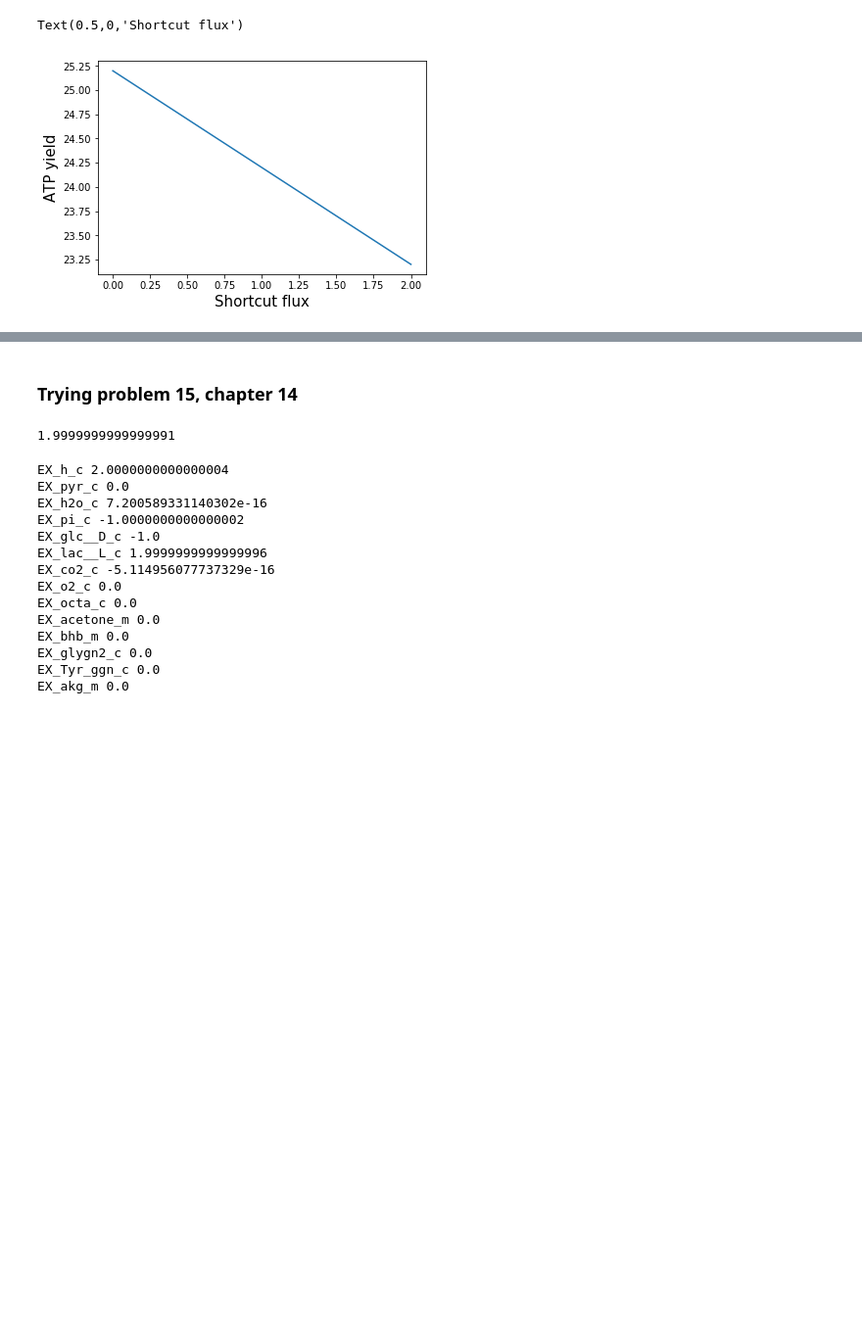
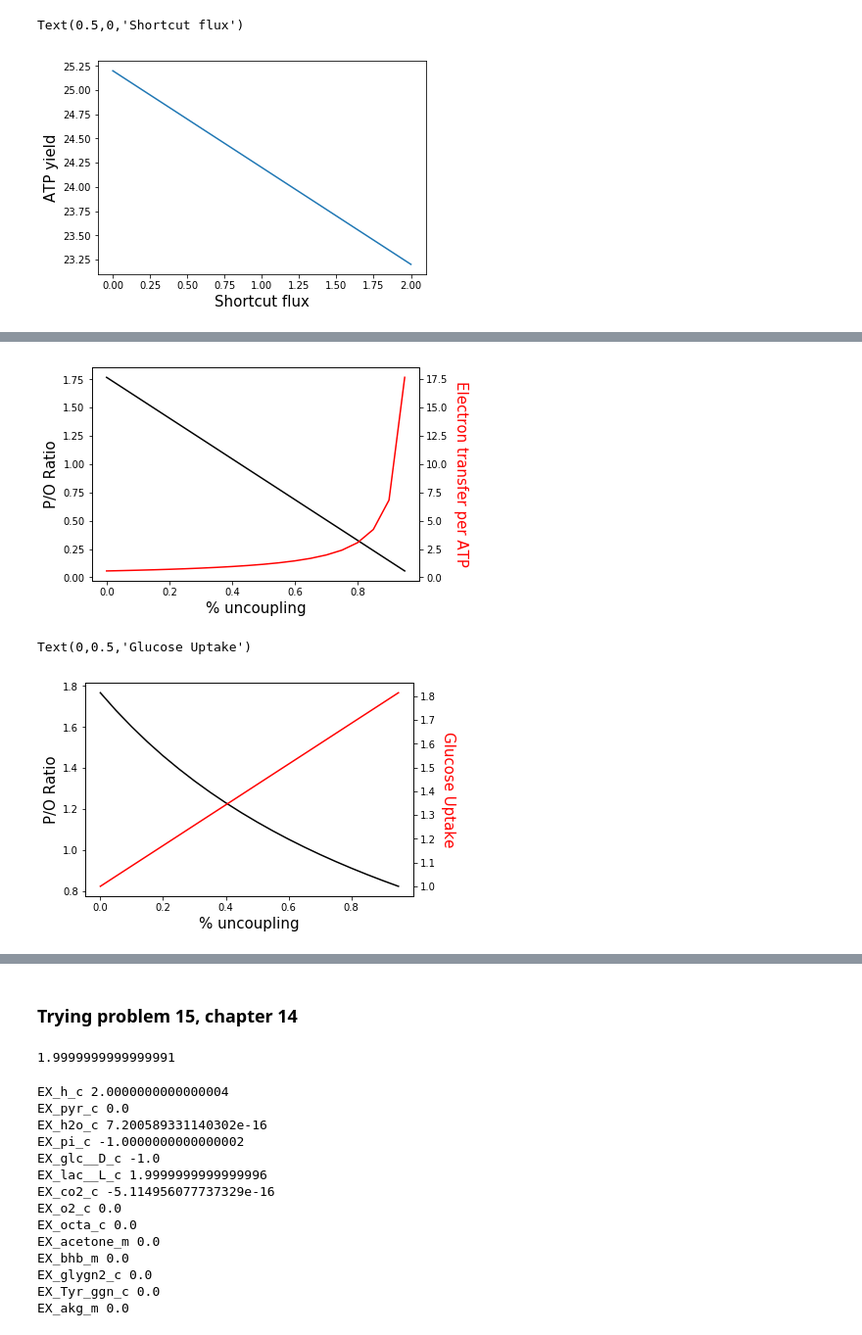
Before and after one commit to coltonlloyd/beng_213, a Jupyter notebook: beng213/completed_exercises/Exercise 3 - Solving homework problems.ipynb, the cells around one changed output, grey strips where cells are left out. Shown: that part at 98% size. Drawn from its saved outputs; the diff is of its cells as text; code cells hidden in the pictures; blank space fills up the shorter version.

```diff
--- a/beng213/completed_exercises/Exercise 3 - Solving homework problems.ipynb
+++ b/beng213/completed_exercises/Exercise 3 - Solving homework problems.ipynb
@@ -70,0 +110,18 @@ Text(0.5,0,'Shortcut flux')
+# %%
+model = cobra.io.load_json_model('../resources/core_model.json')
+model.add_reaction(cobra.Reaction("PC"))
+model.reactions.PC.build_reaction_from_string('atp_c + hco3_c + pyr_c -> adp_c + h_c + oaa_c + pi_c')
+model.add_boundary(model.metabolites.mal__L_c)
+model.reactions.EX_glc__D_c.lower_bound =-1
+model.reactions.EX_o2_c.lower_bound = 0
+model.reactions.EX_co2_c.lower_bound = -100
+model.objective = 'EX_mal__L_c'
+sol = model.optimize()
+
+df = pd.DataFrame()
+for r in model.reactions:
+    if 'EX_' in r.id and abs(r.flux) > .01:
+        df.loc[r.id, 'Exchange'] = r.flux
+        print(r.id + ':', r.flux)
+    elif abs(r.flux) > .01:
+        print(r, r.flux)
@@ -70,0 +161,62 @@ Text(0.5,0,'Shortcut flux')
+# %%
+
+model = cobra.io.load_json_model('../resources/core_model.json')
+
+
+x = []
+y = []
+y2=[]
+
+# Find maximum uncoupling value possible
+model.objective = 'Htmi'
+sol = model.optimize()
+for i in np.linspace(0, .95, 20):
+    model.reactions.Htmi.lower_bound = i * sol.objective_value
+    model.objective = 'ATPM'
+    model.optimize()
+    y.append(model.reactions.ATPS4mi.flux / abs((model.reactions.EX_o2_c.flux * 2)))
+    y2.append((model.reactions.NADH2_u10mi.flux + model.reactions.FADH2ETC.flux) / model.reactions.ATPS4mi.flux)
+    x.append(i)
+plt.plot(x, y, 'k')
+plt.ylabel('P/O Ratio', fontdict={'color':'k', 'size': 15})
+plt.xlabel('% uncoupling', size=15)
+ax2 = plt.twinx()
+ax2.plot(x, y2, c='r')
+
+ax2.set_ylabel('Electron transfer per ATP', fontdict={'color':'r',
+                                                     'size': 15}, rotation=-90, labelpad=20)
+plt.show()
+plt.close()
+
+
+model = cobra.io.load_json_model('../resources/core_model.json')
+sol_1 = model.optimize()
+
+model.objective = 'Htmi'
+x = []
+y = []
+y2=[]
+sol = model.optimize()
+
+model.reactions.ATPM.lower_bound = sol_1.fluxes['ATPM']
+model.reactions.EX_glc__D_c.lower_bound = -10
+for i in np.linspace(0, .95, 20):
+    model.reactions.Htmi.lower_bound = i * sol.objective_value
+
+    model.objective = 'EX_glc__D_c'
+    q = model.optimize()
+    y.append(model.reactions.ATPS4mi.flux / abs((model.reactions.EX_o2_c.flux * 2)))
+    y2.append(abs(model.reactions.EX_glc__D_c.flux))
+    x.append(i)
+plt.plot(x, y, 'k')
+plt.ylabel('P/O Ratio', fontdict={'color':'k', 'size': 15})
+plt.xlabel('% uncoupling', size=15)
+ax2 = plt.twinx()
+ax2.plot(x, y2, c='r')
+
+ax2.set_ylabel('Glucose Uptake', fontdict={'color':'r',
+                                                     'size': 15}, rotation=-90, labelpad=20)
+# %% [output]
+[figure, added]
+Text(0,0.5,'Glucose Uptake')
+[figure, added]
```
Also changed, not shown: parts of 17 cells of this notebook.
